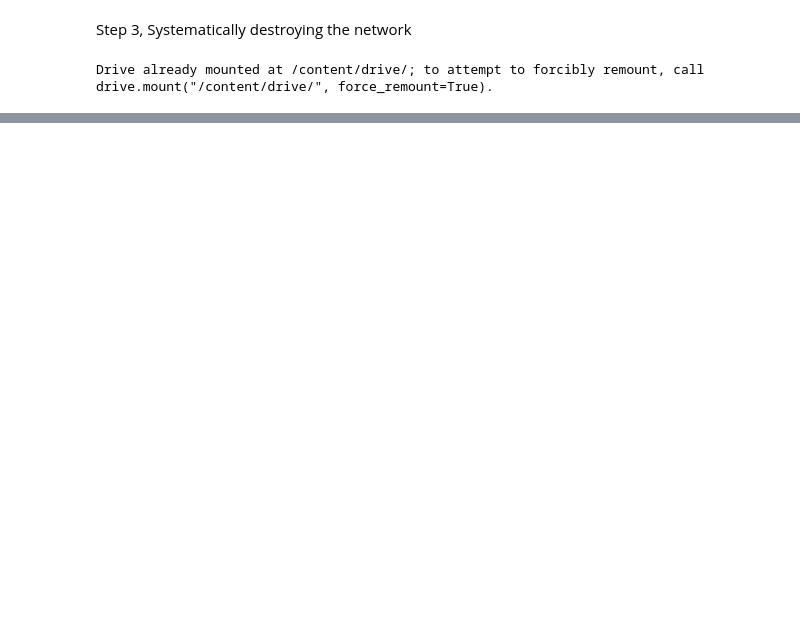
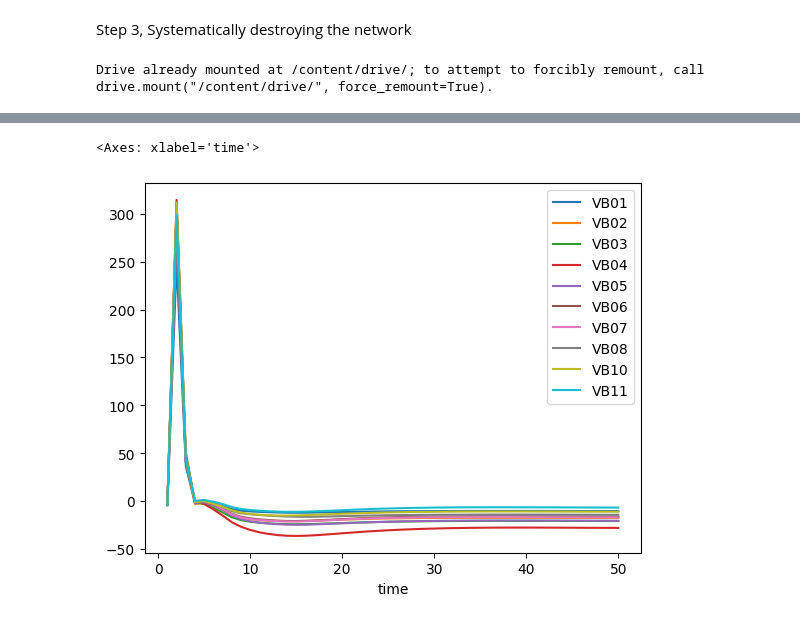
Before and after one commit to Banafshehkh/C.elegans-Control-Backbone, a Jupyter notebook: Perturbation/Simulation.ipynb, the cells around one changed output, grey strips where cells are left out. Cells and saved outputs as stored; diff of their text form; code cells hidden in the pictures; blank space fills up the shorter version.

```diff
--- a/Perturbation/Simulation.ipynb
+++ b/Perturbation/Simulation.ipynb
@@ -423,0 +321,13 @@ print(simulation_data)
+# %%
+t_Delta = 0.1
+atol = 1e-6
+
+simulation_data = run_Network(t_Delta, atol)
+simulation_array = np.array(simulation_data[0])
+output_file = "simulation_output.npy"
+np.save(output_file, simulation_array)
+
+for second, data in enumerate(simulation_data[0]):
+    print(f"Second {second}:")
+    print(data)
+    print()
@@ -423,0 +352,4 @@ print(simulation_data)
+# %%
+x = pd.DataFrame(simulation_array)
+neurons = pd.DataFrame(x)
+neurons
@@ -423,0 +454,8 @@ print(simulation_data)
+# %%
+# VD
+VD = neurons[['VB01', 'VB02', 'VB03', 'VB04', 'VB05', 'VB06', 'VB07', 'VB08',  'VB10', 'VB11']]
+VD_new = VD[(neurons.index > 0) ]
+VD_new.plot()
+# %% [output]
+<Axes: xlabel='time'>
+[figure, added]
```
Also changed, not shown: parts of 8 cells of this notebook.
